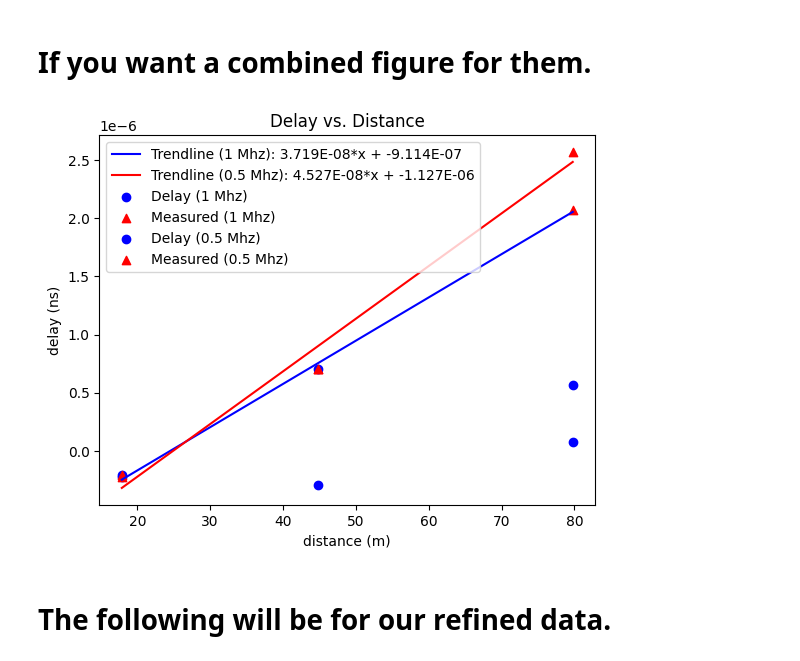
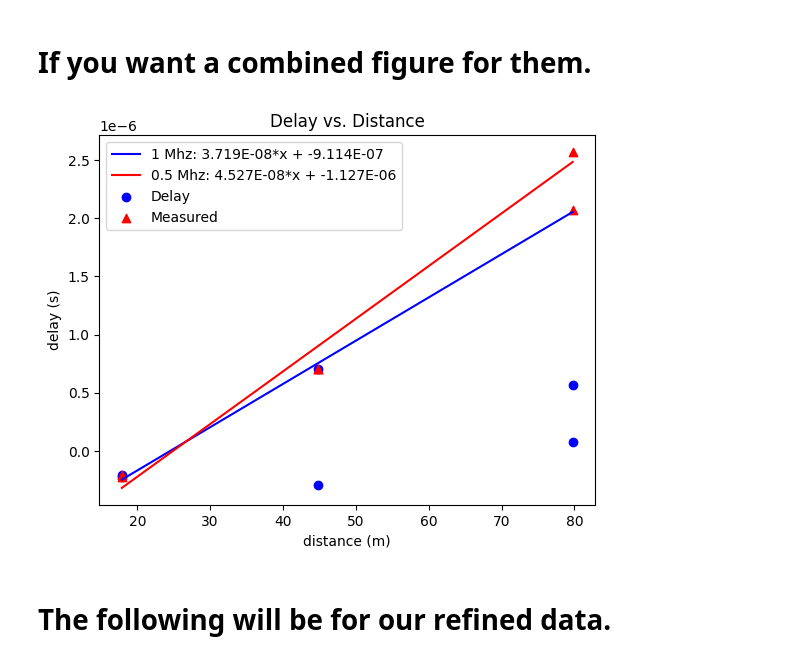
Before and after one commit to ChristianArgueta/PHSX-616, a Jupyter notebook: Speed of Light.ipynb, the cells around one changed output. Saved outputs shown, nothing was run; the diff lists cells and outputs as text; code cells hidden in the pictures.

```diff
--- a/Speed of Light.ipynb
+++ b/Speed of Light.ipynb
@@ -89,40 +120,40 @@ x_new_data_1 = np.array([17.88, 44.81, 79.76])
 y_new_data_1 = np.array([-0.00000022, 0.000000708, 0.000002075])
 
 # Polynomial Fitting for 1 Mhz
 coefficients_1 = np.polyfit(x_new_data_1, y_new_data_1, 1)
 polynomial_1 = np.poly1d(coefficients_1)
 x_fit_1 = np.linspace(x_new_data_1.min(), x_new_data_1.max(), 50)
 y_fit_1 = polynomial_1(x_fit_1)
 
 # Original data for 0.5 Mhz
 x_data_2 = np.array([17.88, 44.81, 79.76])
 y_data_2 = np.array([-0.000000206, 0.000000704, 0.00000057])
 
 # Red data points for 0.5 Mhz
 x_new_data_2 = np.array([17.88, 44.81, 79.76])
 y_new_data_2 = np.array([-0.000000206, 0.000000704, 0.00000257])
 
 # Polynomial Fitting for 0.5 Mhz
 coefficients_2 = np.polyfit(x_new_data_2, y_new_data_2, 1)
 polynomial_2 = np.poly1d(coefficients_2)
 x_fit_2 = np.linspace(x_new_data_2.min(), x_new_data_2.max(), 50)
 y_fit_2 = polynomial_2(x_fit_2)
 
 # Plotting
-plt.plot(x_fit_1, y_fit_1, color='blue', label=f'Trendline (1 Mhz): {coefficients_1[0]:.3E}*x + {coefficients_1[1]:.3E}')
-plt.plot(x_fit_2, y_fit_2, color='red', label=f'Trendline (0.5 Mhz): {coefficients_2[0]:.3E}*x + {coefficients_2[1]:.3E}')
+plt.plot(x_fit_1, y_fit_1, color='blue', label=f'1 Mhz: {coefficients_1[0]:.3E}*x + {coefficients_1[1]:.3E}')
+plt.plot(x_fit_2, y_fit_2, color='red', label=f'0.5 Mhz: {coefficients_2[0]:.3E}*x + {coefficients_2[1]:.3E}')
 
-plt.scatter(x_data_1, y_data_1, color='blue', label='Delay (1 Mhz)')
-plt.scatter(x_new_data_1, y_new_data_1, color='red', marker='^', label='Measured (1 Mhz)')
-plt.scatter(x_data_2, y_data_2, color='blue', label='Delay (0.5 Mhz)')
-plt.scatter(x_new_data_2, y_new_data_2, color='red', marker='^', label='Measured (0.5 Mhz)')
+plt.scatter(x_data_1, y_data_1, color='blue', label='Delay')
+plt.scatter(x_new_data_1, y_new_data_1, color='red', marker='^', label='Measured')
+plt.scatter(x_data_2, y_data_2, color='blue')
+plt.scatter(x_new_data_2, y_new_data_2, color='red', marker='^')
 
 plt.xlabel('distance (m)')
-plt.ylabel('delay (ns)')
+plt.ylabel('delay (s)')
 plt.title('Delay vs. Distance')
 plt.legend()
 plt.show()
 # %% [output]
-[figure, old version]
+[figure, new version]
 # %% [markdown]
 # The following will be for our refined data.
```
Also changed, not shown: parts of 4 cells of this notebook.
